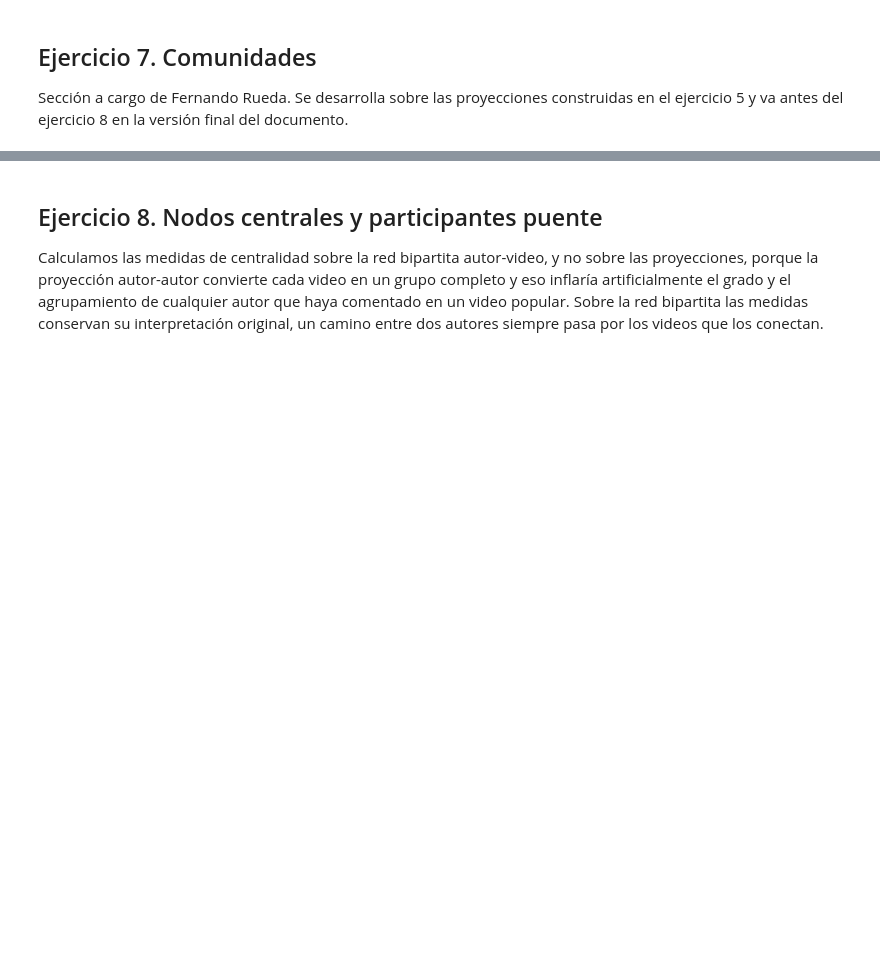
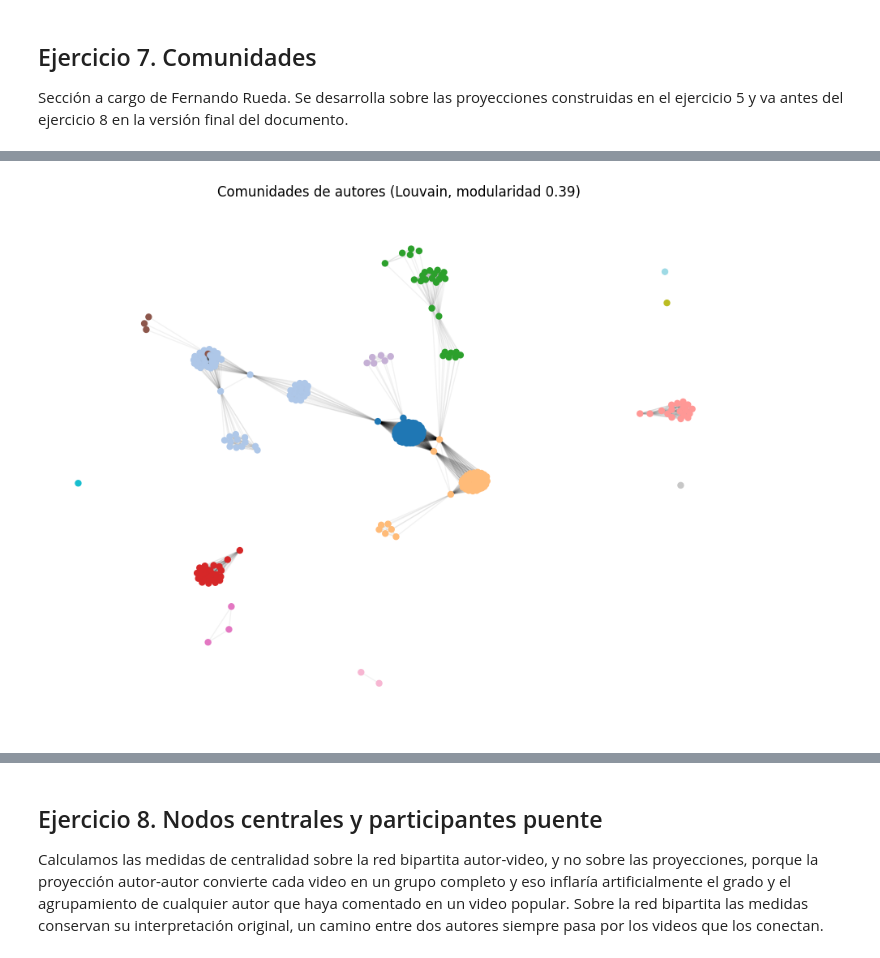
Before and after one commit to Fercho1118/Lab6_DS, a Jupyter notebook: notebooks/lab6.ipynb, the cells around one changed output, grey strips where cells are left out. Cells and saved outputs as stored; diff of their text form; code cells hidden in the pictures; blank space fills up the shorter version.

Commit message:
Ejercicio 7: detección de comunidades con Louvain sobre la proyección autor-autor

```diff
--- a/notebooks/lab6.ipynb
+++ b/notebooks/lab6.ipynb
@@ -1701,0 +1760,14 @@ ejercicio 5 y va antes del ejercicio 8 en la versión final del documento.
+# %%
+comunidades = nxcom.louvain_communities(P_autores, weight="weight", seed=SEMILLA)
+comunidades = sorted(comunidades, key=len, reverse=True)
+modularidad = nxcom.modularity(P_autores, comunidades, weight="weight")
+
+com_de_autor = {}
+for k, grupo in enumerate(comunidades):
+    for autor in grupo:
+        com_de_autor[autor] = k
+com["comunidad"] = com["author_channel_id"].map(com_de_autor)
+
+print("número de comunidades:", len(comunidades))
+print("modularidad:", round(modularidad, 3))
+print("tamaños de las comunidades:", [len(c) for c in comunidades])
@@ -1701,0 +1786,13 @@ ejercicio 5 y va antes del ejercicio 8 en la versión final del documento.
+# %%
+fig, ax = plt.subplots(figsize=(9, 7))
+pos = nx.spring_layout(P_autores, seed=SEMILLA, k=0.15)
+colores = [com_de_autor[n] for n in P_autores.nodes()]
+nx.draw_networkx_edges(P_autores, pos, alpha=0.05, ax=ax)
+nx.draw_networkx_nodes(P_autores, pos, node_color=colores, cmap="tab20",
+                       node_size=25, ax=ax)
+ax.set_title(f"Comunidades de autores (Louvain, modularidad {modularidad:.2f})")
+ax.axis("off")
+plt.tight_layout()
+plt.show()
+# %% [output]
+[figure, added]
```
Also changed, not shown: parts of 8 cells of this notebook.
